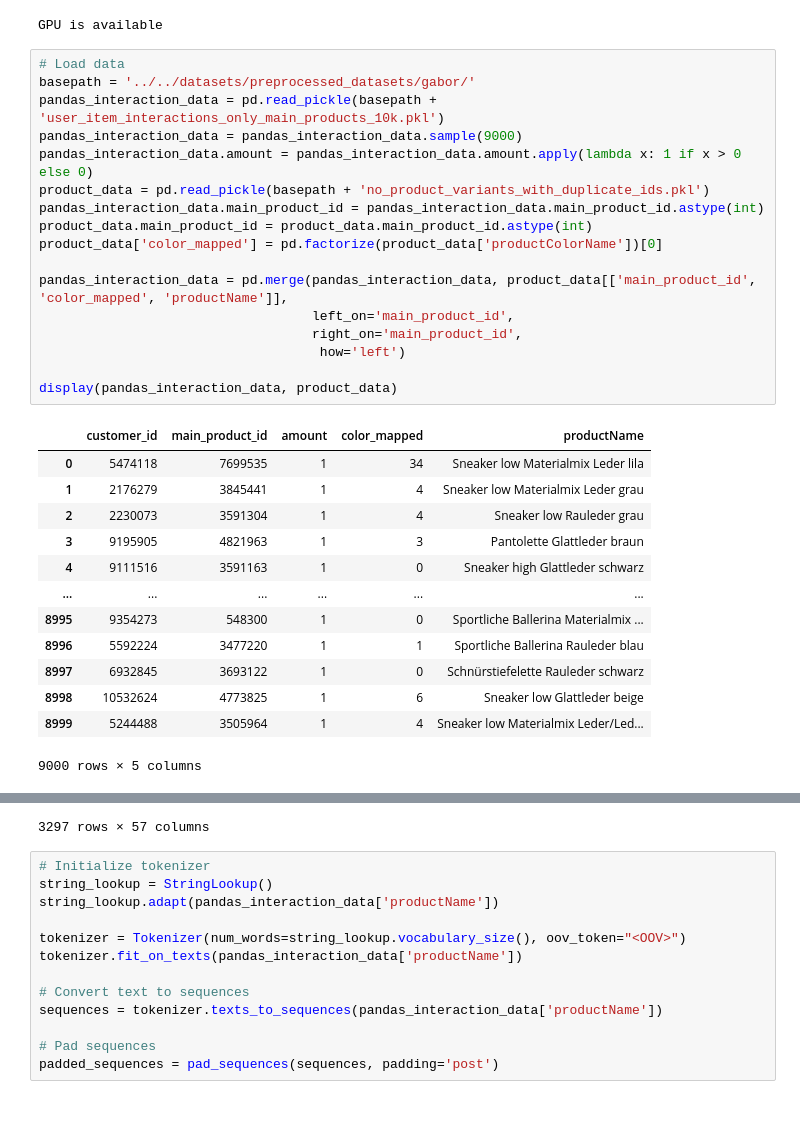
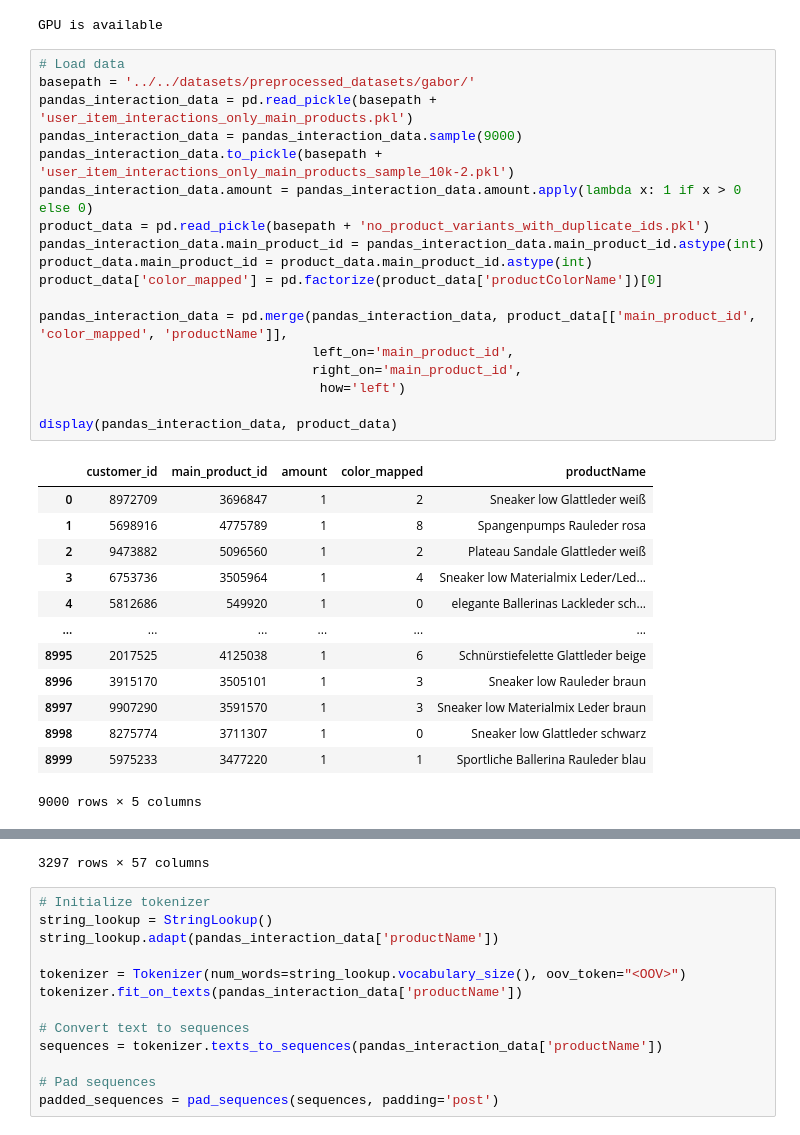
Before and after one commit to tomhuber96/master-thesis-practical-part, a Jupyter notebook: DL/gabor/gabor_tensorflow_recommendations_with_texts_and_colors.ipynb, the cells around one changed output, grey strips where cells are left out. Drawn from its saved outputs; the diff is of its cells as text.

```diff
--- a/DL/gabor/gabor_tensorflow_recommendations_with_texts_and_colors.ipynb
+++ b/DL/gabor/gabor_tensorflow_recommendations_with_texts_and_colors.ipynb
@@ -22,33 +22,34 @@ GPU is available
 # %%
 # Load data
 basepath = '../../datasets/preprocessed_datasets/gabor/'
-pandas_interaction_data = pd.read_pickle(basepath + 'user_item_interactions_only_main_products_10k.pkl')
+pandas_interaction_data = pd.read_pickle(basepath + 'user_item_interactions_only_main_products.pkl')
 pandas_interaction_data = pandas_interaction_data.sample(9000)
+pandas_interaction_data.to_pickle(basepath + 'user_item_interactions_only_main_products_sample_10k-2.pkl')
 pandas_interaction_data.amount = pandas_interaction_data.amount.apply(lambda x: 1 if x > 0 else 0)
 product_data = pd.read_pickle(basepath + 'no_product_variants_with_duplicate_ids.pkl')
 pandas_interaction_data.main_product_id = pandas_interaction_data.main_product_id.astype(int)
 product_data.main_product_id = product_data.main_product_id.astype(int)
 product_data['color_mapped'] = pd.factorize(product_data['productColorName'])[0]
 
 pandas_interaction_data = pd.merge(pandas_interaction_data, product_data[['main_product_id', 'color_mapped', 'productName']],
                                    left_on='main_product_id',
                                    right_on='main_product_id',
                                     how='left')
 
 display(pandas_interaction_data, product_data)
 # %% [output]
 |  | customer_id | main_product_id | amount | color_mapped | productName |
-| 0 | 5474118 | 7699535 | 1 | 34 | Sneaker low Materialmix Leder lila |
-| 1 | 2176279 | 3845441 | 1 | 4 | Sneaker low Materialmix Leder grau |
-| 2 | 2230073 | 3591304 | 1 | 4 | Sneaker low Rauleder grau |
-| 3 | 9195905 | 4821963 | 1 | 3 | Pantolette Glattleder braun |
-| 4 | 9111516 | 3591163 | 1 | 0 | Sneaker high Glattleder schwarz |
+| 0 | 8972709 | 3696847 | 1 | 2 | Sneaker low Glattleder weiß |
+| 1 | 5698916 | 4775789 | 1 | 8 | Spangenpumps Rauleder rosa |
+| 2 | 9473882 | 5096560 | 1 | 2 | Plateau Sandale Glattleder weiß |
+| 3 | 6753736 | 3505964 | 1 | 4 | Sneaker low Materialmix Leder/Led... |
+| 4 | 5812686 | 549920 | 1 | 0 | elegante Ballerinas Lackleder sch... |
 | ... | ... | ... | ... | ... | ... |
-| 8995 | 9354273 | 548300 | 1 | 0 | Sportliche Ballerina Materialmix ... |
-| 8996 | 5592224 | 3477220 | 1 | 1 | Sportliche Ballerina Rauleder blau |
-| 8997 | 6932845 | 3693122 | 1 | 0 | Schnürstiefelette Rauleder schwarz |
-| 8998 | 10532624 | 4773825 | 1 | 6 | Sneaker low Glattleder beige |
-| 8999 | 5244488 | 3505964 | 1 | 4 | Sneaker low Materialmix Leder/Led... |
+| 8995 | 2017525 | 4125038 | 1 | 6 | Schnürstiefelette Glattleder beige |
+| 8996 | 3915170 | 3505101 | 1 | 3 | Sneaker low Rauleder braun |
+| 8997 | 9907290 | 3591570 | 1 | 3 | Sneaker low Materialmix Leder braun |
+| 8998 | 8275774 | 3711307 | 1 | 0 | Sneaker low Glattleder schwarz |
+| 8999 | 5975233 | 3477220 | 1 | 1 | Sportliche Ballerina Rauleder blau |
 9000 rows × 5 columns
 |  | main_product_id | productNumber | productName | productColorName | articleNumber | brand__id | ... |
 | 0 | 557559 | 4058394021466 | sportliche Ballerinas Glattleder ... | schwarz | 02.643.57 | 6590678 | ... |
```
Also changed, not shown: parts of 7 cells of this notebook, 4 other files.
